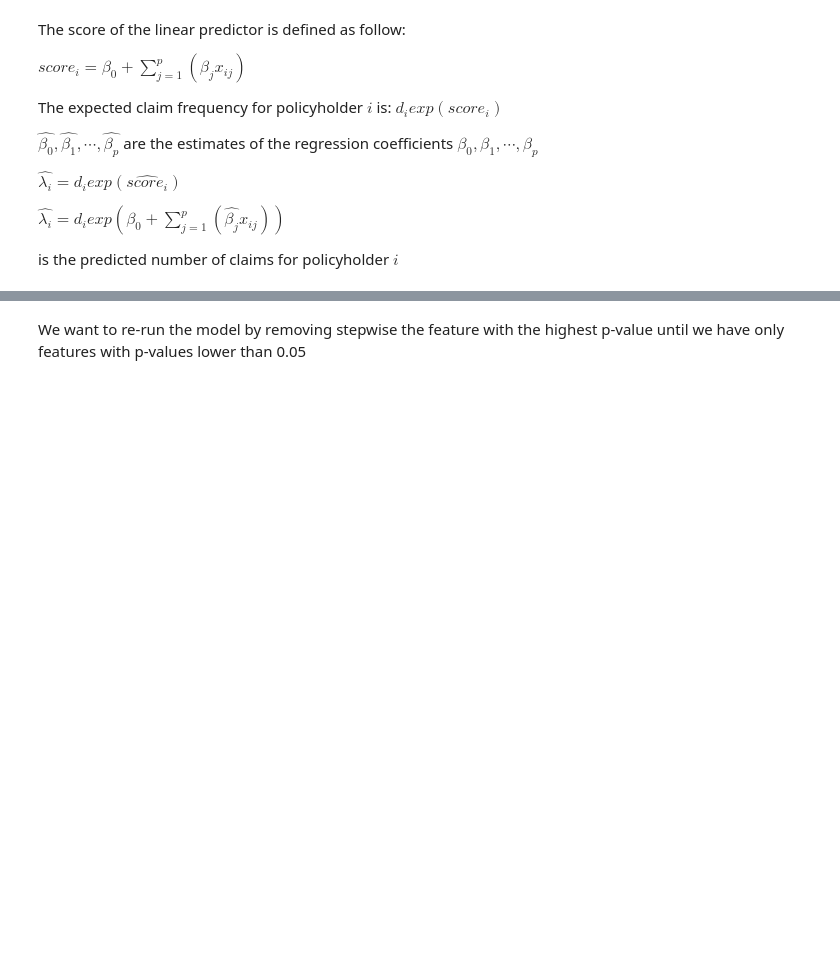
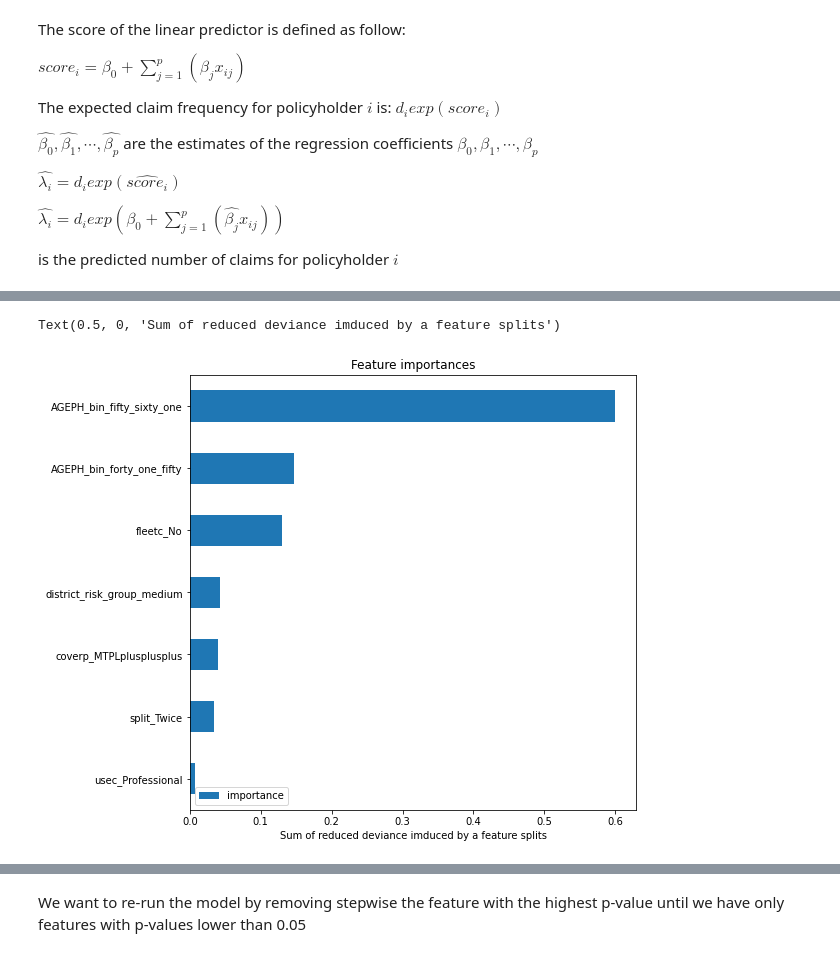
Before and after one commit to MarinoSanLorenzo/actuarial_ds, a Jupyter notebook: blog_post_main2.ipynb, the cells around one changed output, grey strips where cells are left out. Drawn from its saved outputs; the diff is of its cells as text; code cells hidden in the pictures; blank space fills up the shorter version.

```diff
--- a/blog_post_main2.ipynb
+++ b/blog_post_main2.ipynb
@@ -728,0 +759,14 @@ poisson_tree.fit(x_train, y_train, sample_weight=exp_train)
+# %%
+feature_importances = dict()
+for feature, importance in zip(x_train.columns, poisson_tree.feature_importances_):
+    feature_importances[feature] = importance
+# %%
+feature_importances_df = pd.DataFrame.from_dict(feature_importances, orient='index')
+feature_importances_df.rename(columns={0:'importance'}, inplace=True)
+# %%
+feature_importances_df.query('importance>0').sort_values(by='importance').plot.barh(figsize=(8,8))
+plt.title('Feature importances')
+plt.xlabel('Sum of reduced deviance imduced by a feature splits')
+# %% [output]
+Text(0.5, 0, 'Sum of reduced deviance imduced by a feature splits')
+[figure, added]
```
Also changed, not shown: parts of 16 cells of this notebook, 2 other files.
